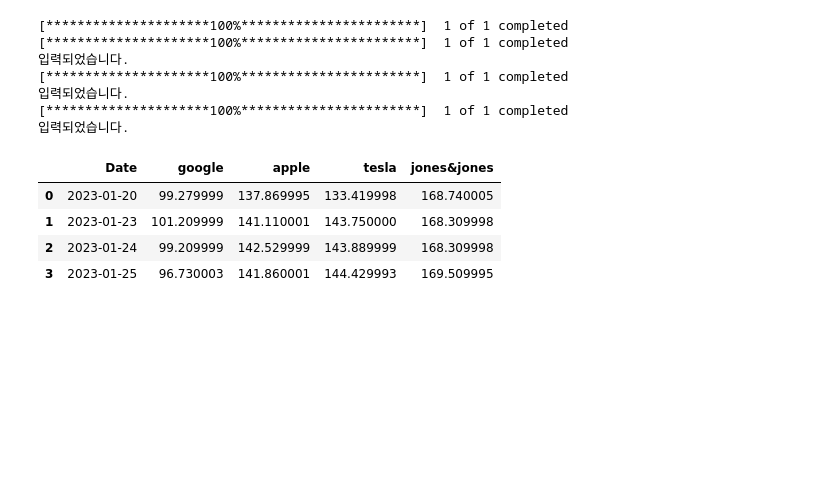
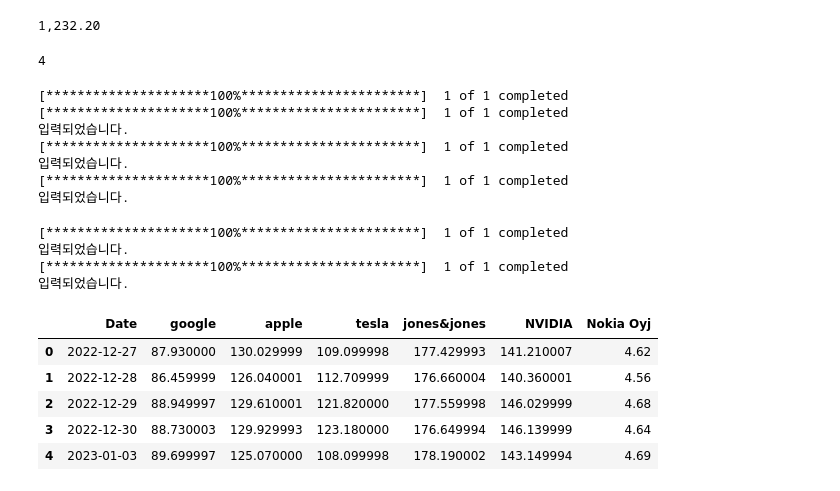
Before and after one commit to sleeptiger/Portfolio, a Jupyter notebook: Data_EDA.ipynb, the cells around one changed output. Saved outputs shown, nothing was run; the diff lists cells and outputs as text; code cells hidden in the pictures; blank space fills up the shorter version.

```diff
--- a/Data_EDA.ipynb
+++ b/Data_EDA.ipynb
@@ -27,2 +34,15 @@ import matplotlib.pyplot as plt
 # %%
 import yfinance as yf
+# %%
+# 달러 금일
+dol_url = requests.get('https://search.naver.com/search.naver?where=nexearch&sm=top_hty&fbm=1&ie=utf8&query=%EB%8B%AC%EB%9F%AC')
+dol_url.raise_for_status() # == 응답코드 200 정상
+
+soup = BeautifulSoup(dol_url.text, 'lxml')
+dol = soup.find('span', attrs={"class" : "spt_con dw"}) # find 함수 span element 중에 class 속성이 spt_con dw 것을 찾아줘
+
+dollar = dol.strong.get_text()
+
+print(dollar)
+# %% [output]
+1,232.20
@@ -29,39 +52,51 @@ import yfinance as yf
+# %%
+len(list)
+# %% [output]
+4
 # %%
-# 달러 그래프
 # 컬러명 리스트
-list = ['google', 'apple', 'tesla', 'jones&jones']
+list = ['google', 'apple', 'tesla', 'jones&jones','NVIDIA','Nokia Oyj']
+list_code = ['GOOG', 'AAPL', 'TSLA','JNJ','NVDA','NOK' ]
 # 날짜 설정
 years = '2023-01-20'
-dollar = 100
+
+# 오늘 기준 한달 (default)
+dt_now = datetime.datetime.now()
+one_month_day = dt_now - relativedelta(months=1)
 
 # 기본_value
-am_stock = yf.download('GOOG', start = years)
+am_stock = yf.download(list_code[0], start = one_month_day)
 am_stock = am_stock.drop(['Open', 'High', 'Low', 'Adj Close', 'Volume'], axis=1)
 
-datas = ['AAPL', 'TSLA','JNJ']
+datas = list_code[1:]
 for data in datas:
-    db = yf.download(data, start = years)
+    db = yf.download(data, start = one_month_day)
     db = db.drop(['Open', 'High', 'Low', 'Adj Close', 'Volume'], axis=1)
     am_stock = pd.merge(am_stock, db, how='outer', on='Date')
     print('입력되었습니다.')
 # 컬럼명 지정
 am_stock.columns = list
 # 인덱스_value 부여
 am_stock = am_stock.reset_index()
 # 날짜 변경
 am_stock['Date'] = am_stock['Date'].dt.date
 
 am_stock.head()
 # %% [output]
 [*********************100%***********************]  1 of 1 completed
 [*********************100%***********************]  1 of 1 completed
 입력되었습니다.
 [*********************100%***********************]  1 of 1 completed
 입력되었습니다.
 [*********************100%***********************]  1 of 1 completed
 입력되었습니다.
+[*********************100%***********************]  1 of 1 completed
+입력되었습니다.
+[*********************100%***********************]  1 of 1 completed
+입력되었습니다.
-|  | Date | google | apple | tesla | jones&jones |
-| 0 | 2023-01-20 | 99.279999 | 137.869995 | 133.419998 | 168.740005 |
-| 1 | 2023-01-23 | 101.209999 | 141.110001 | 143.750000 | 168.309998 |
-| 2 | 2023-01-24 | 99.209999 | 142.529999 | 143.889999 | 168.309998 |
-| 3 | 2023-01-25 | 96.730003 | 141.860001 | 144.429993 | 169.509995 |
+|  | Date | google | apple | tesla | jones&jones | NVIDIA | Nokia Oyj |
+| 0 | 2022-12-27 | 87.930000 | 130.029999 | 109.099998 | 177.429993 | 141.210007 | 4.62 |
+| 1 | 2022-12-28 | 86.459999 | 126.040001 | 112.709999 | 176.660004 | 140.360001 | 4.56 |
+| 2 | 2022-12-29 | 88.949997 | 129.610001 | 121.820000 | 177.559998 | 146.029999 | 4.68 |
+| 3 | 2022-12-30 | 88.730003 | 129.929993 | 123.180000 | 176.649994 | 146.139999 | 4.64 |
+| 4 | 2023-01-03 | 89.699997 | 125.070000 | 108.099998 | 178.190002 | 143.149994 | 4.69 |
```
Also changed, not shown: parts of 5 cells of this notebook.
